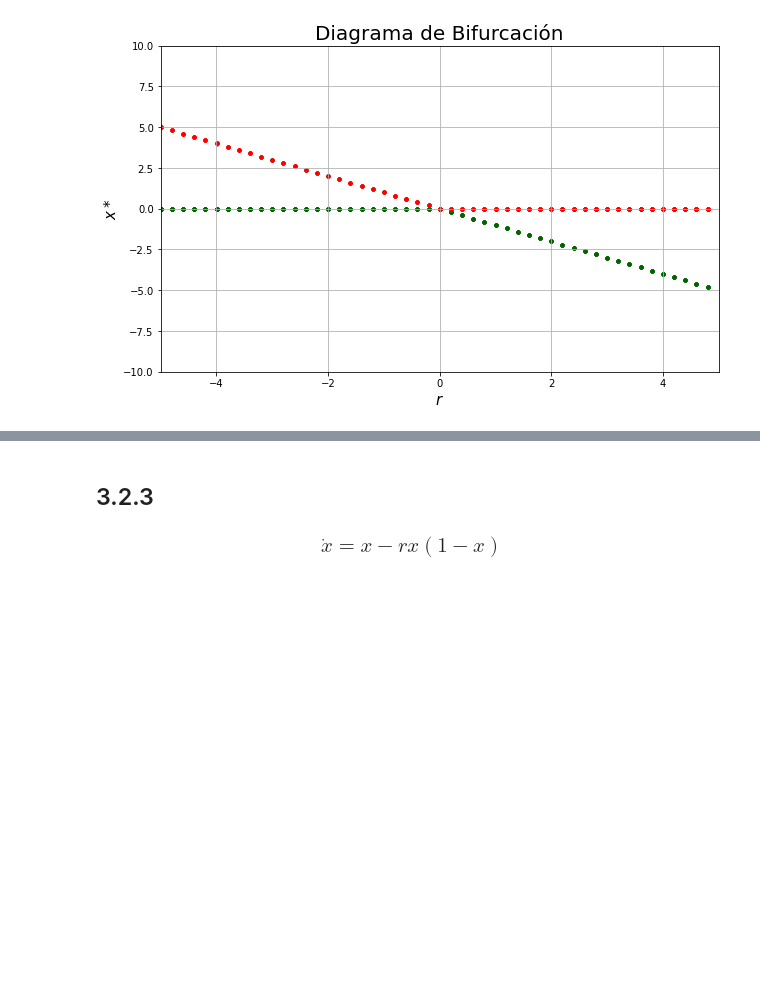
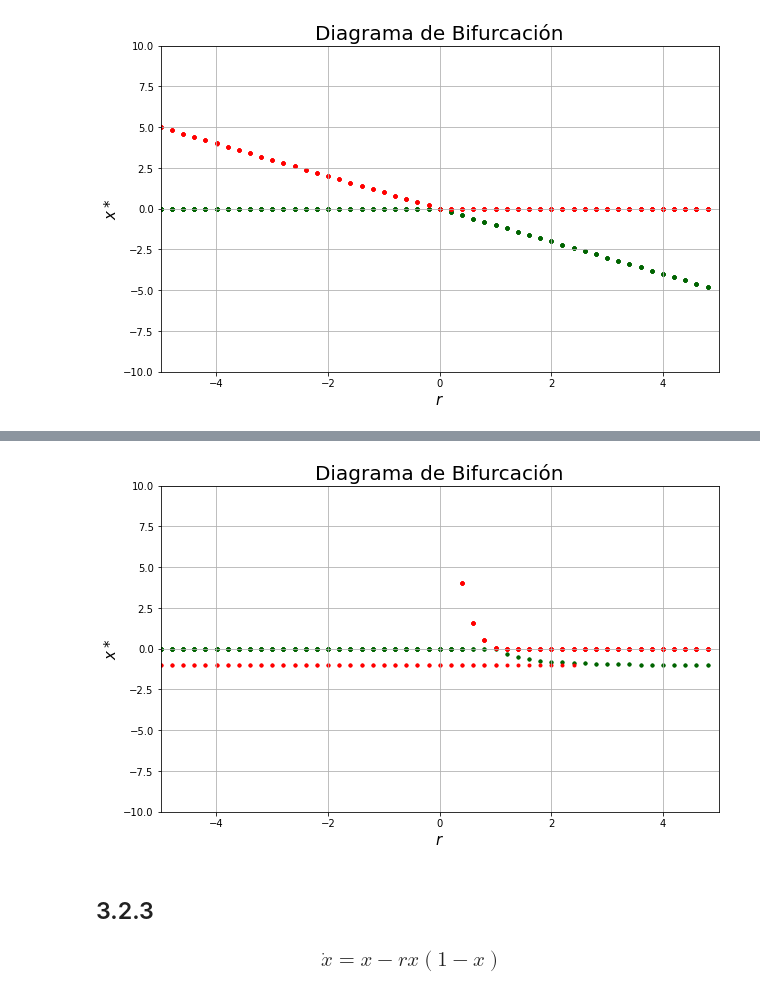
Before and after one commit to JUANESPG29/ModeladoySimulacion, a Jupyter notebook: EjerciciosCapítulo3_JuanEstebanPabónGómez.ipynb, the cells around one changed output, grey strips where cells are left out. Drawn from its saved outputs; the diff is of its cells as text; code cells hidden in the pictures; blank space fills up the shorter version.

```diff
--- a/EjerciciosCapítulo3_JuanEstebanPabónGómez.ipynb
+++ b/EjerciciosCapítulo3_JuanEstebanPabónGómez.ipynb
@@ -161,3 +173,29 @@ plt.show()
+# %%
+ti=0; tf=50; dt=100
+tspam=[ti, tf]
+b=0
+plt.figure(figsize=(10,6))
+for r in np.arange(-5,5,0.2):
+  for x0 in np.arange(-0.9,5,0.7):
+    sol=solve_ivp(f8,tspam,[x0],args=(r,b))
+    plt.scatter(r, sol.y[0][-1], color='darkgreen', marker='.')
+
+tspam=[ti, -tf]
+
+for r in np.arange(-5,5,0.2):
+  for x0 in np.arange(-0.9,5,0.7):
+    sol=solve_ivp(f8,tspam,[x0],args=(r,b))
+    plt.scatter(r, sol.y[0][-1], color='red', marker='.')
+
+
+plt.axis([-5, 5, -10, 10])
+plt.grid()
+plt.xlabel("$r$",fontsize=15)
+plt.ylabel("$x*$",fontsize=15)
+plt.title("Diagrama de Bifurcación",fontsize=20)
+plt.show()
+# %% [output]
+[figure, added]
 # %% [markdown]
 ## 3.2.3
 ### \begin{equation}
```
Also changed, not shown: parts of 2 cells of this notebook.
